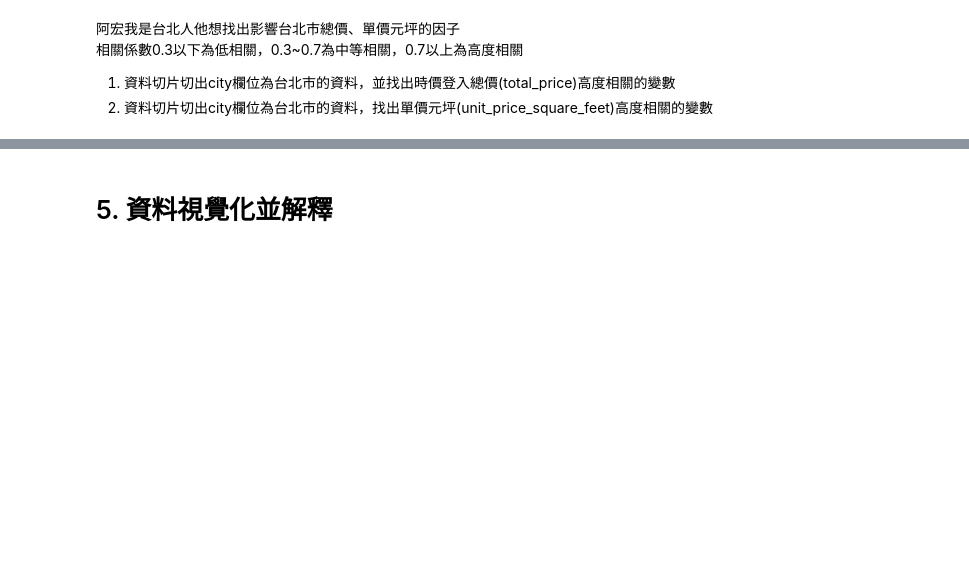
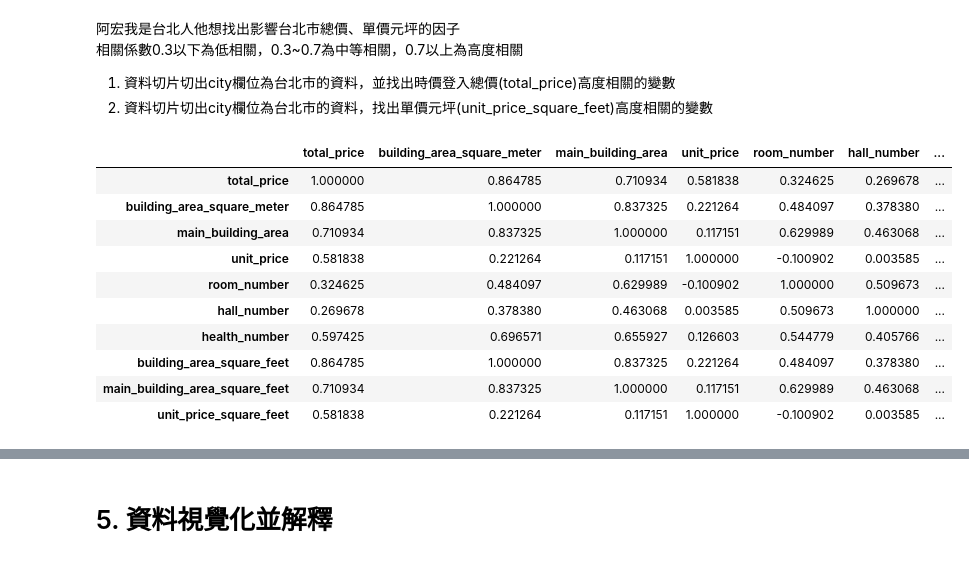
Before and after one commit to Steph958/Data-Analysis-in-60-Days, a Jupyter notebook: homework/期末專題實作(二)/不動產分析_習題.ipynb, the cells around one changed output, grey strips where cells are left out. Saved outputs shown, nothing was run; the diff lists cells and outputs as text; code cells hidden in the pictures; blank space fills up the shorter version.

```diff
--- a/homework/期末專題實作(二)/不動產分析_習題.ipynb
+++ b/homework/期末專題實作(二)/不動產分析_習題.ipynb
@@ -189,3 +187,6 @@ columns_type = {'total_price': 'int','unit_price':'float','building_area_square_
                                       'room_number': 'int','hall_number': 'int','health_number': 'int'}
 # %%
 #1. 利用.rename()並配合以下columns_mapping，將原中文欄位名稱改為英文方便之後分析
+data = data_combined.rename(columns = columns_mapping)
+#data.head()
+data.columns
@@ -233,6 +462,23 @@ columns_type = {'total_price': 'int','unit_price':'float','building_area_square_
 2. 資料切片切出city欄位為台北市的資料，找出單價元坪(unit_price_square_feet)高度相關的變數
 # %%
 # 阿宏我是台北人他想找出影響台北市總價、單價元坪的因子
+
 # 1. 資料切片切出city欄位為台北市的資料，並找出時價登入總價(total_price)高度相關的變數
+# 2. 資料切片切出city欄位為台北市的資料，找出單價元坪(unit_price_square_feet)高度相關的變數
 
-# 2. 資料切片切出city欄位為台北市的資料，找出單價元坪(unit_price_square_feet)高度相關的變數
+data_alice1 = data[data['city']=='Taipei']
+price_corr = data_alice1.corr()
+
+price_corr
+# %% [output]
+|  | total_price | building_area_square_meter | main_building_area | unit_price | room_number | hall_number | ... |
+| total_price | 1.000000 | 0.864785 | 0.710934 | 0.581838 | 0.324625 | 0.269678 | ... |
+| building_area_square_meter | 0.864785 | 1.000000 | 0.837325 | 0.221264 | 0.484097 | 0.378380 | ... |
+| main_building_area | 0.710934 | 0.837325 | 1.000000 | 0.117151 | 0.629989 | 0.463068 | ... |
+| unit_price | 0.581838 | 0.221264 | 0.117151 | 1.000000 | -0.100902 | 0.003585 | ... |
+| room_number | 0.324625 | 0.484097 | 0.629989 | -0.100902 | 1.000000 | 0.509673 | ... |
+| hall_number | 0.269678 | 0.378380 | 0.463068 | 0.003585 | 0.509673 | 1.000000 | ... |
+| health_number | 0.597425 | 0.696571 | 0.655927 | 0.126603 | 0.544779 | 0.405766 | ... |
+| building_area_square_feet | 0.864785 | 1.000000 | 0.837325 | 0.221264 | 0.484097 | 0.378380 | ... |
+| main_building_area_square_feet | 0.710934 | 0.837325 | 1.000000 | 0.117151 | 0.629989 | 0.463068 | ... |
+| unit_price_square_feet | 0.581838 | 0.221264 | 0.117151 | 1.000000 | -0.100902 | 0.003585 | ... |
```
Also changed, not shown: parts of 31 cells of this notebook, 1 other file.
